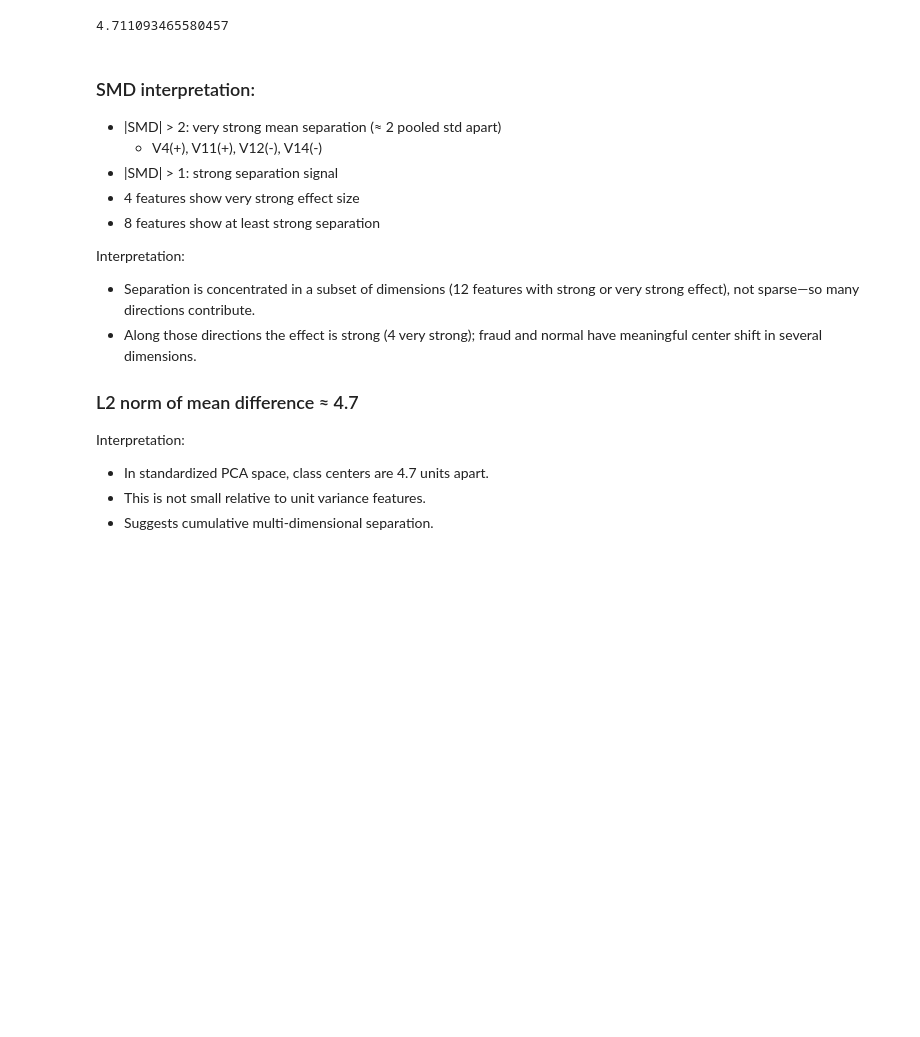
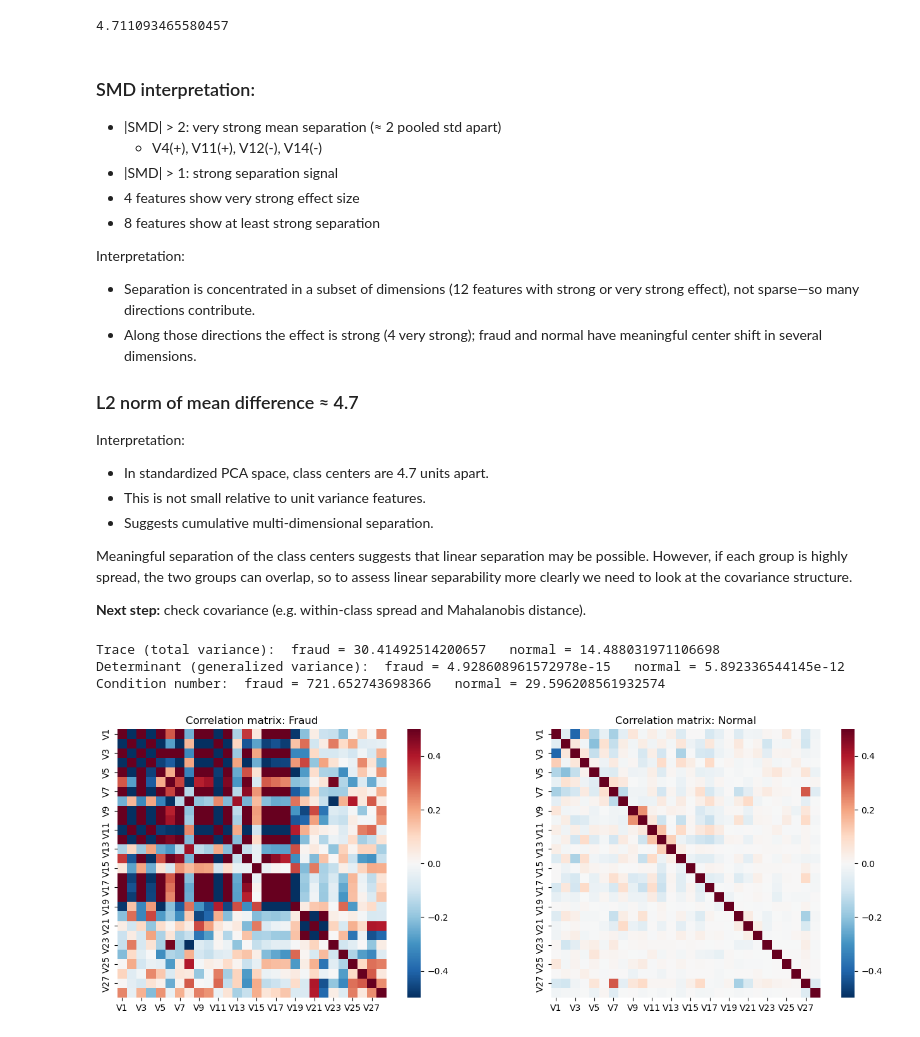
Before and after one commit to hekoh99/financial-anomaly-detection, a Jupyter notebook: 03_bivariate_analysis.ipynb, the cells around one changed output. Drawn from its saved outputs; the diff is of its cells as text; code cells hidden in the pictures; blank space fills up the shorter version.

Commit message:
heatmap and covariance

```diff
--- a/03_bivariate_analysis.ipynb
+++ b/03_bivariate_analysis.ipynb
@@ -144,3 +144,39 @@ Interpretation:
 - In standardized PCA space, class centers are 4.7 units apart.
 - This is not small relative to unit variance features.
 - Suggests cumulative multi-dimensional separation.
+
+Meaningful separation of the class centers suggests that linear separation may be possible. However, if each group is highly spread, the two groups can overlap, so to assess linear separability more clearly we need to look at the covariance structure.
+
+**Next step:** check covariance (e.g. within-class spread and Mahalanobis distance).
+# %%
+cov_fraud = fraud.cov()
+cov_normal = normal.cov()
+
+# Summary stats: trace = total variance, det = generalized variance (spread in all directions)
+print("Trace (total variance):  fraud =", np.trace(cov_fraud), "  normal =", np.trace(cov_normal))
+# Determinant: generalized variance (volume of the covariance ellipsoid).
+# Smaller = more correlation / more “narrow” in some directions.
+print("Determinant (generalized variance):  fraud =", np.linalg.det(cov_fraud), "  normal =", np.linalg.det(cov_normal))
+# Condition number: large value means one direction dominates (ill-conditioned) (가장 큰 고유값 / 가장 작은 고유값)
+print("Condition number:  fraud =", np.linalg.cond(cov_fraud), "  normal =", np.linalg.cond(cov_normal))
+# %% [output]
+Trace (total variance):  fraud = 30.41492514200657   normal = 14.488031971106698
+Determinant (generalized variance):  fraud = 4.928608961572978e-15   normal = 5.892336544145e-12
+Condition number:  fraud = 721.652743698366   normal = 29.596208561932574
+# %%
+# Correlation matrices (scale -1 to 1): most interpretable for comparing structure between classes
+import seaborn as sns
+corr_fraud = fraud.corr()
+corr_normal = normal.corr()
+
+fig, axes = plt.subplots(1, 2, figsize=(14, 5))
+vmin, vmax = -0.5, 0.5  # shared scale so plots are comparable
+
+sns.heatmap(corr_fraud, cmap="RdBu_r", center=0, vmin=vmin, vmax=vmax, square=True, ax=axes[0])
+axes[0].set_title("Correlation matrix: Fraud")
+sns.heatmap(corr_normal, cmap="RdBu_r", center=0, vmin=vmin, vmax=vmax, square=True, ax=axes[1])
+axes[1].set_title("Correlation matrix: Normal")
+plt.tight_layout()
+plt.show()
+# %% [output]
+[figure, added]
```
Also changed, not shown: parts of 2 cells of this notebook.
